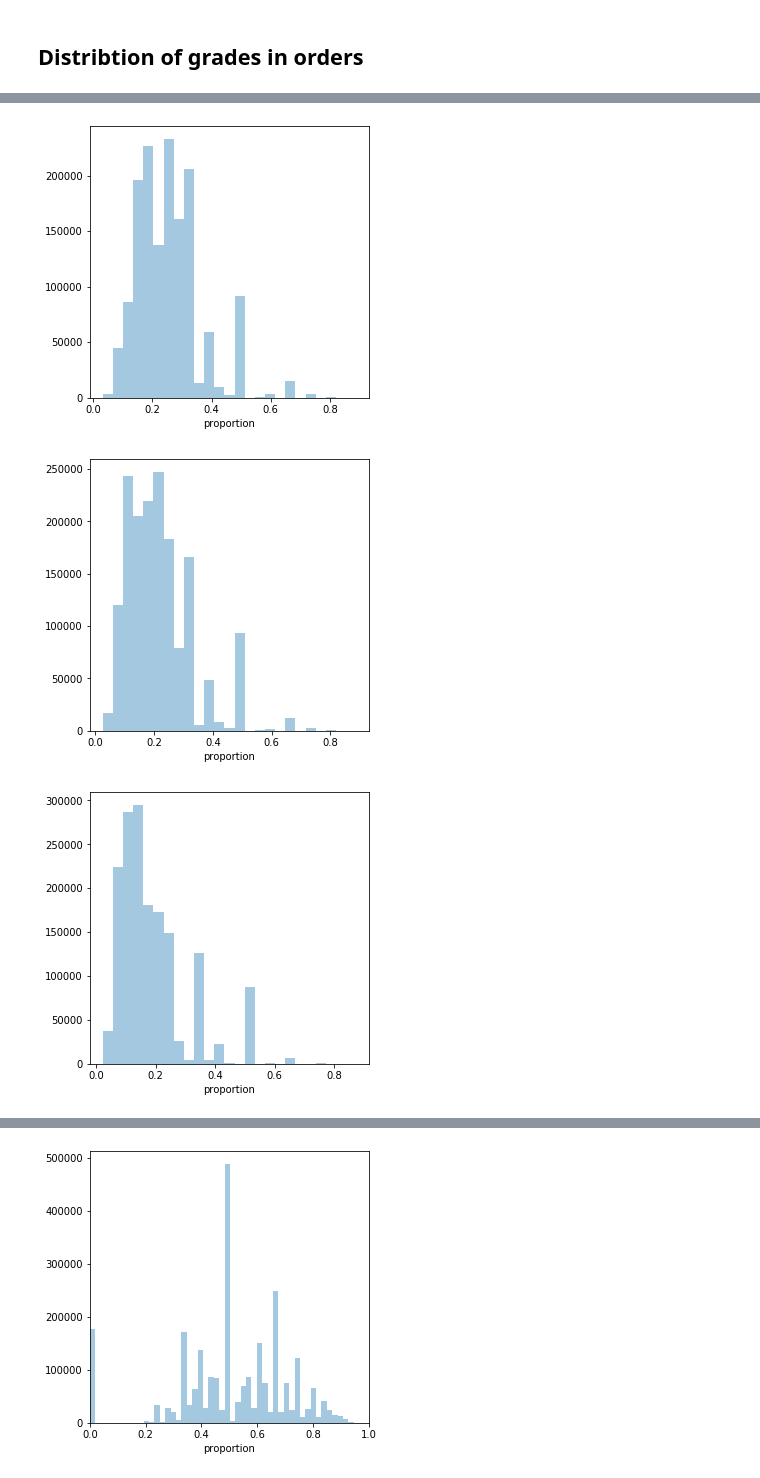
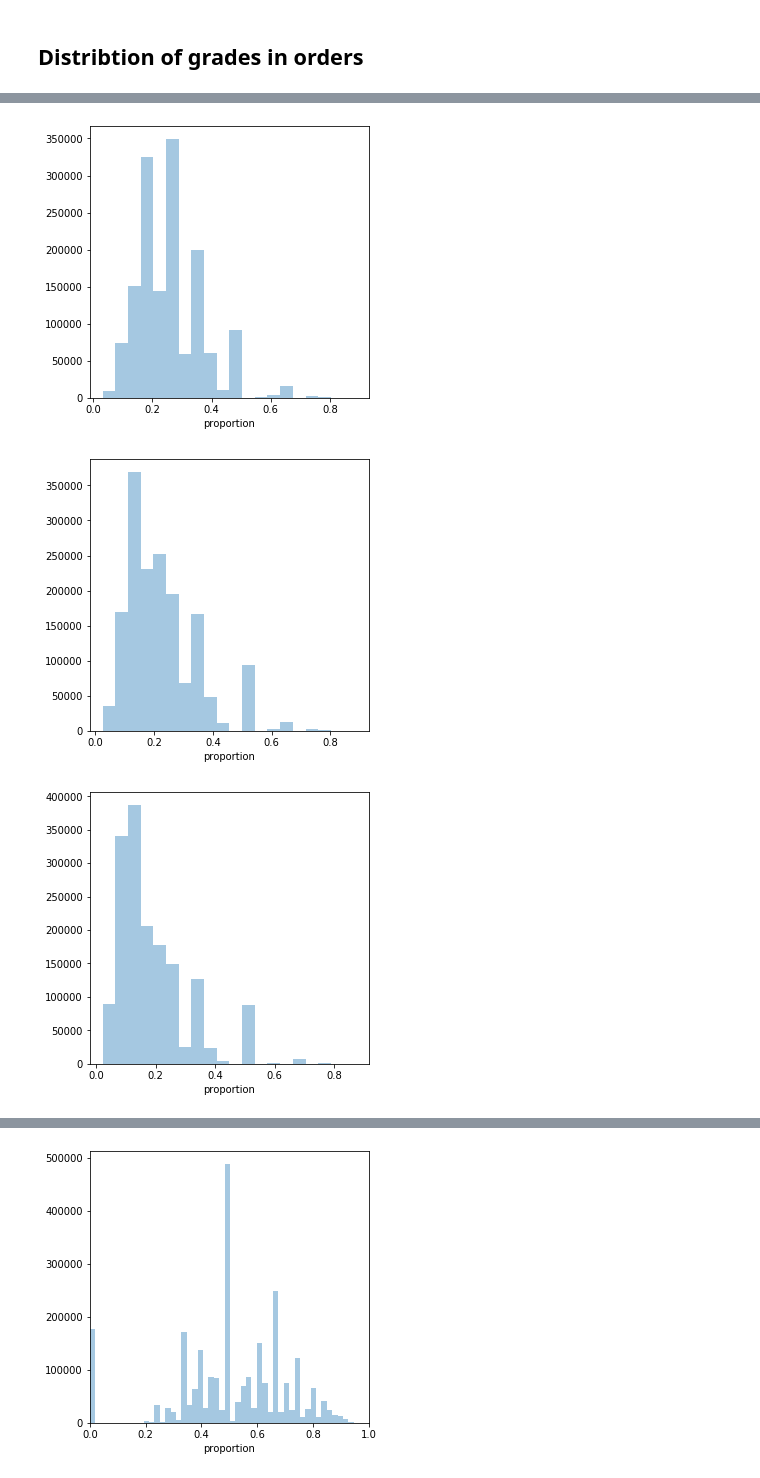
Before and after one commit to MarcBickel/project_gobigorgohome, a Jupyter notebook: project_notebook-Copy_cecile.ipynb, the cells around one changed output, grey strips where cells are left out. Saved outputs shown, nothing was run; the diff lists cells and outputs as text; code cells hidden in the pictures.

```diff
--- a/project_notebook-Copy_cecile.ipynb
+++ b/project_notebook-Copy_cecile.ipynb
@@ -832,7 +837,7 @@ prop_df_4.head(10) # now contains also grades for which proportion is 0
 for grade in nutri_score:
     tmp = prop_df_3[prop_df_3.max_score == grade]
     fig, ax=plt.subplots(figsize=(5,5))
-    sns.distplot(tmp.proportion, kde = False, ax=ax, bins = 25)
+    sns.distplot(tmp.proportion, kde = False, ax=ax, bins = 20)
     # plt.ylim(0, None)
     # plt.xlim(0, 1)
 # %% [output]
@@ -840,3 +845,3 @@ for grade in nutri_score:
-[figure, old version]
+[figure, new version]
-[figure, old version]
+[figure, new version]
-[figure, old version]
+[figure, new version]
```
Also changed, not shown: parts of 6 cells of this notebook.
